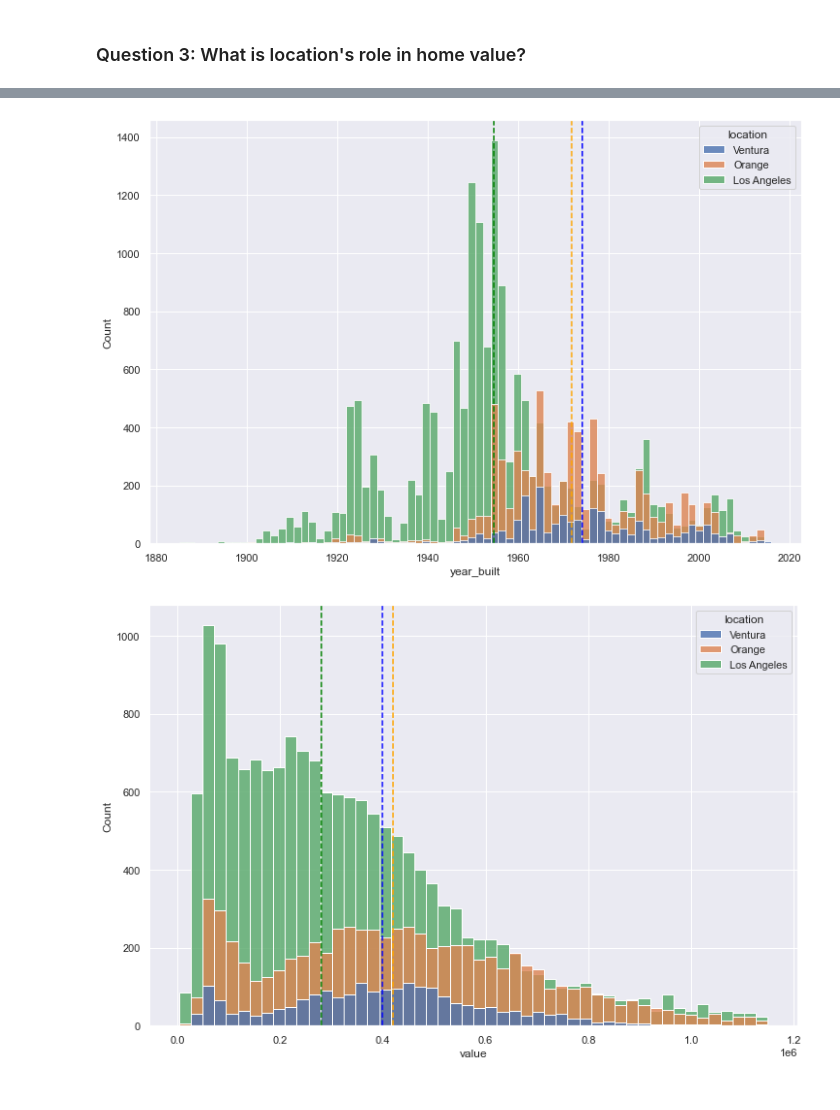
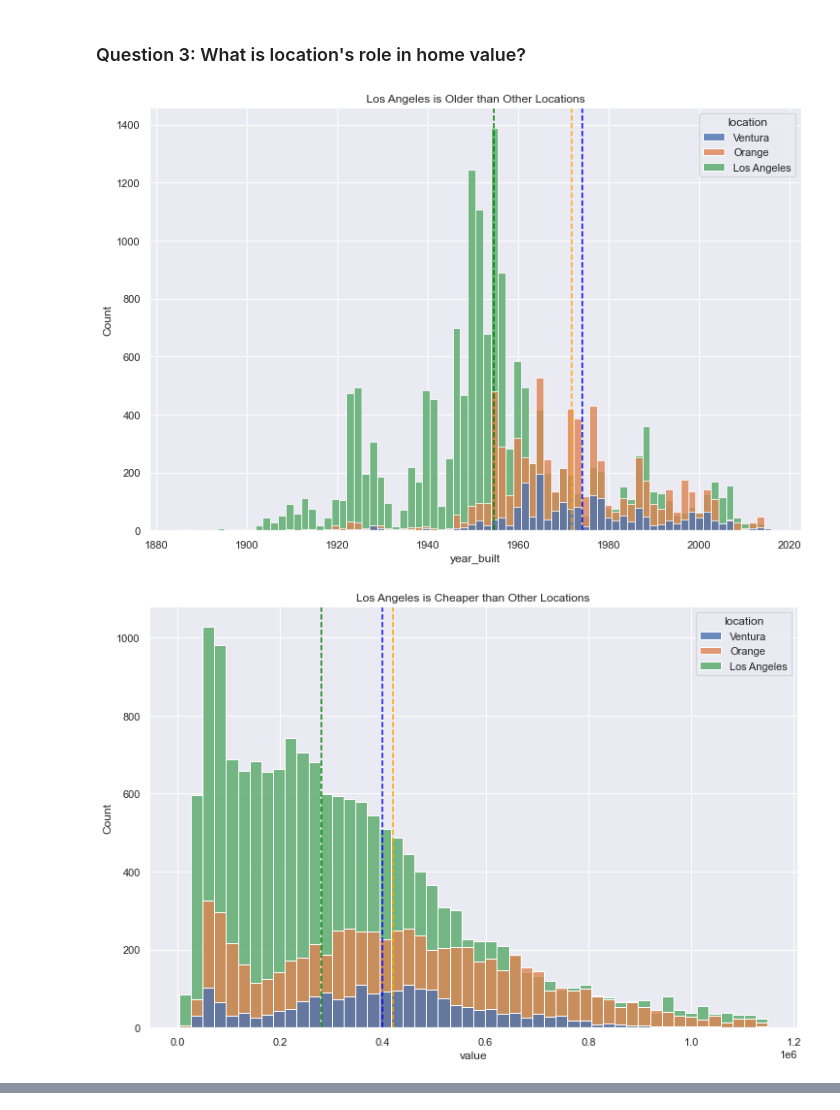
Before and after one commit to morgancross2/regression_project_zillow, a Jupyter notebook: final_report.ipynb, the cells around one changed output, grey strips where cells are left out. Cells and saved outputs as stored; diff of their text form; code cells hidden in the pictures.

```diff
--- a/final_report.ipynb
+++ b/final_report.ipynb
@@ -349,4 +237,7 @@ Findings suggest there is an association between bedrooms and bathrooms.
 # %% [markdown]
 ### Question 3: What is location's role in home value?
 # %%
-train['brackets'] = pd.cut(train.value, 10, labels=[1,2,3,4,5,6,7,8,9,10])
+explore.question3_viz(train)
+# %% [output]
+[figure, added]
+[figure, added]
@@ -353,18 +245,0 @@ train['brackets'] = pd.cut(train.value, 10, labels=[1,2,3,4,5,6,7,8,9,10])
-# %%
-plt.figure(figsize=(12,8))
-sns.histplot(data=train, x='year_built', alpha=.8, hue='location',hue_order=['Ventura', 'Orange', 'Los Angeles'])
-plt.axvline(x=train[train.location == 'Los Angeles'].year_built.mean(), color='green', linestyle='--')
-plt.axvline(x=train[train.location == 'Orange'].year_built.mean(), color='orange', linestyle='--')
-plt.axvline(x=train[train.location == 'Ventura'].year_built.mean(), color='blue', linestyle='--')
-plt.show()
-# %% [output]
-[figure, removed]
-# %%
-plt.figure(figsize=(12,8))
-sns.histplot(data=train, x='value', alpha=.8, hue='location', hue_order=['Ventura', 'Orange', 'Los Angeles'])
-plt.axvline(x=train[train.location == 'Los Angeles'].value.median(), color='green', linestyle='--')
-plt.axvline(x=train[train.location == 'Orange'].value.median(), color='orange', linestyle='--')
-plt.axvline(x=train[train.location == 'Ventura'].value.median(), color='blue', linestyle='--')
-plt.show()
-# %% [output]
-[figure, removed]
```
Also changed, not shown: parts of 37 cells of this notebook, 3 other files.
